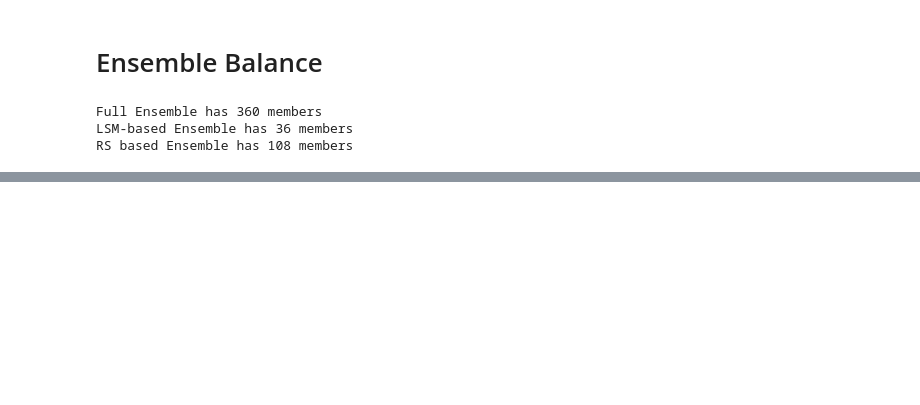
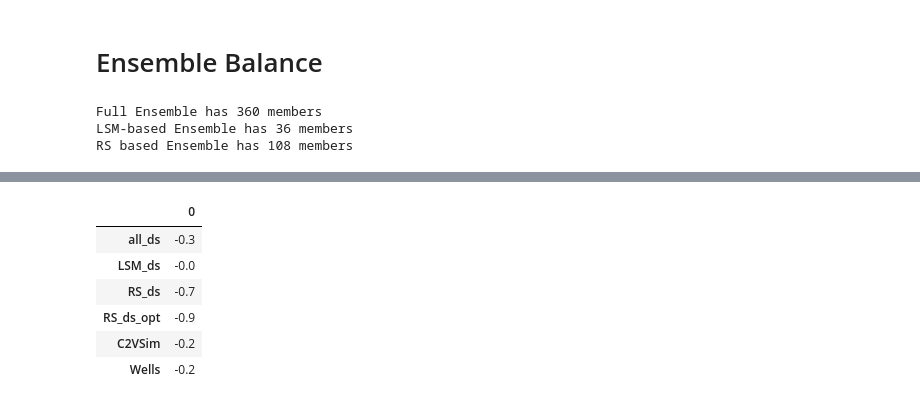
Before and after one commit to kashingtonDC/butte_wb, a Jupyter notebook: code/06_Figures.ipynb, the cells around one changed output, grey strips where cells are left out. Saved outputs shown, nothing was run; the diff lists cells and outputs as text; code cells hidden in the pictures; blank space fills up the shorter version.

```diff
--- a/code/06_Figures.ipynb
+++ b/code/06_Figures.ipynb
@@ -907,0 +983,30 @@ align_yaxis([ax1,ax2])
+# %%
+# Compile the ensemble results
+ds_df = pd.DataFrame(np.nanmean(np.vstack(dsens), axis = 0), index = dsens[0].index)
+ds_df.columns = ['ds_all']
+ds_df['ds_lsm'] = np.nanmean(np.vstack(dsens_lsm), axis = 0)
+ds_df['ds_rs'] = np.nanmean(np.vstack(dsens_rs), axis = 0)
+ds_df['ds_rs_opt'] = ds_opt
+
+wells_ds.index = wells_ds.index + pd.offsets.MonthEnd(0)
+
+# Merge
+fin_dsdf_t1 = pd.merge(ds_df,overlap, left_index = True, right_index = True, how = 'outer')
+fin_dsdf = pd.merge(fin_dsdf_t1,wells_ds['GWS_avg'].dropna(), left_index = True, right_index = True, how = 'outer')
+# %%
+# Select droughts / wet periods
+d1s,d1e = '2006-10-01', '2009-09-30'
+d1t = get_trendlines(d1s,d1e,fin_dsdf)
+d1s = get_slopes(d1s,d1e,fin_dsdf)
+
+d2s,d2e = '2011-10-01', '2015-09-30'
+d2t = get_trendlines(d2s,d2e,fin_dsdf)
+d2s = get_slopes(d2s,d2e,fin_dsdf)
+
+rc1s,rc1e = '2005-10-01', '2006-09-30'
+rc1 = get_trendlines(rc1s,rc1e,fin_dsdf)
+rc1s = get_slopes(rc1s,rc1e,fin_dsdf)
+
+rc2s,rc2e = '2009-10-01', '2011-09-30'
+rc2 = get_trendlines(rc2s,rc2e,fin_dsdf)
+rc2s = get_slopes(rc2s,rc2e,fin_dsdf)
@@ -907,0 +1039,10 @@ align_yaxis([ax1,ax2])
+# %%
+pd.DataFrame([d1s], index = None).T
+# %% [output]
+|  | 0 |
+| all_ds | -0.3 |
+| LSM_ds | -0.0 |
+| RS_ds | -0.7 |
+| RS_ds_opt | -0.9 |
+| C2VSim | -0.2 |
+| Wells | -0.2 |
```
Also changed, not shown: parts of 19 cells of this notebook, 2 other files.
